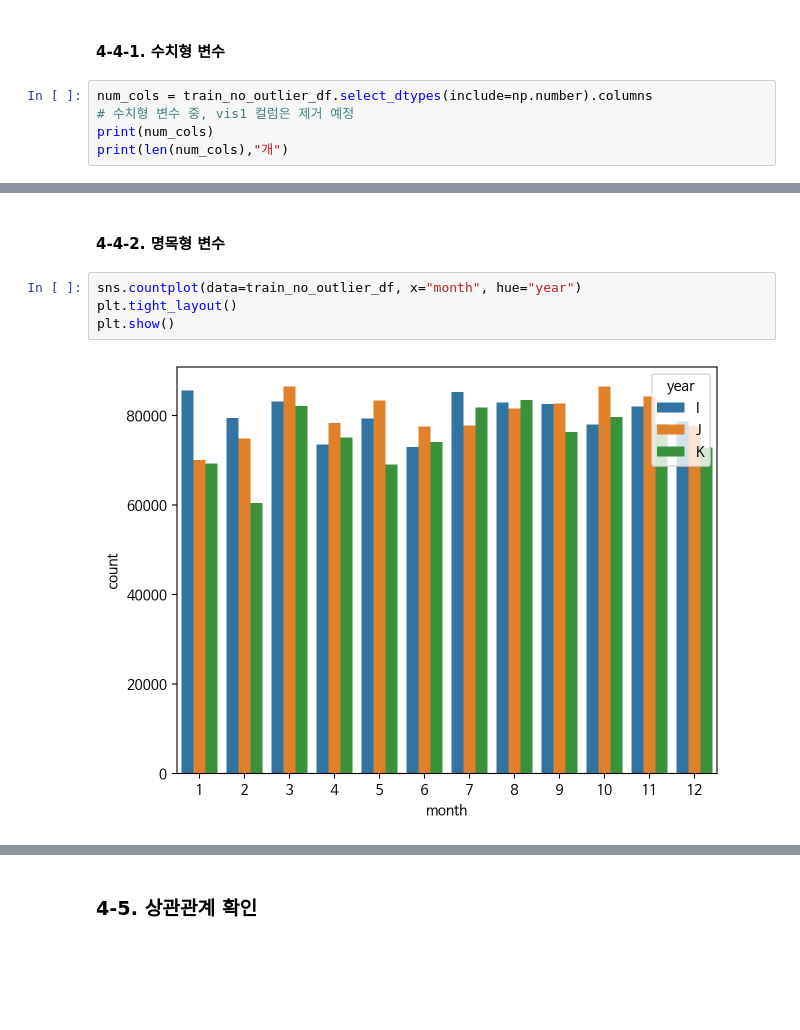
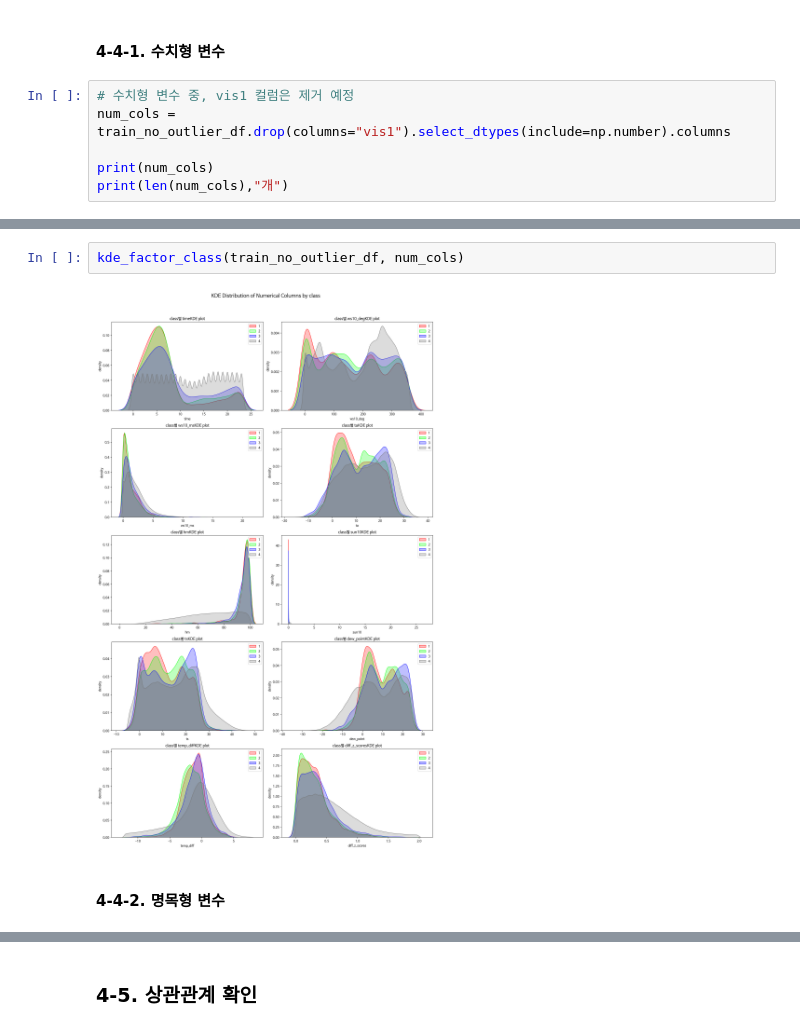
Before and after one commit to benidjor/weather-contest, a Jupyter notebook: eda_tek2.ipynb, the cells around one changed output, grey strips where cells are left out. Saved outputs shown, nothing was run; the diff lists cells and outputs as text; blank space fills up the shorter version.

```diff
--- a/eda_tek2.ipynb
+++ b/eda_tek2.ipynb
@@ -663,8 +666,9 @@ print("이상치 처리 후 Train 데이터셋 shape:", train_no_outlier_df.shap
 # %% [markdown]
 #### 4-4-1. 수치형 변수
 # %%
-num_cols = train_no_outlier_df.select_dtypes(include=np.number).columns
 # 수치형 변수 중, vis1 컬럼은 제거 예정
+num_cols = train_no_outlier_df.drop(columns="vis1").select_dtypes(include=np.number).columns
+
 print(num_cols)
 print(len(num_cols),"개")
 # %% [output]
@@ -692,8 +723,6 @@ train_no_outlier_df
+# %%
+kde_factor_class(train_no_outlier_df, num_cols)
+# %% [output]
+[figure, added]
 # %% [markdown]
 #### 4-4-2. 명목형 변수
-# %%
-sns.countplot(data=train_no_outlier_df, x="month", hue="year")
-plt.tight_layout()
-plt.show()
-# %% [output]
-[figure, removed]
```
Also changed, not shown: parts of 24 cells of this notebook, 5 other files.
